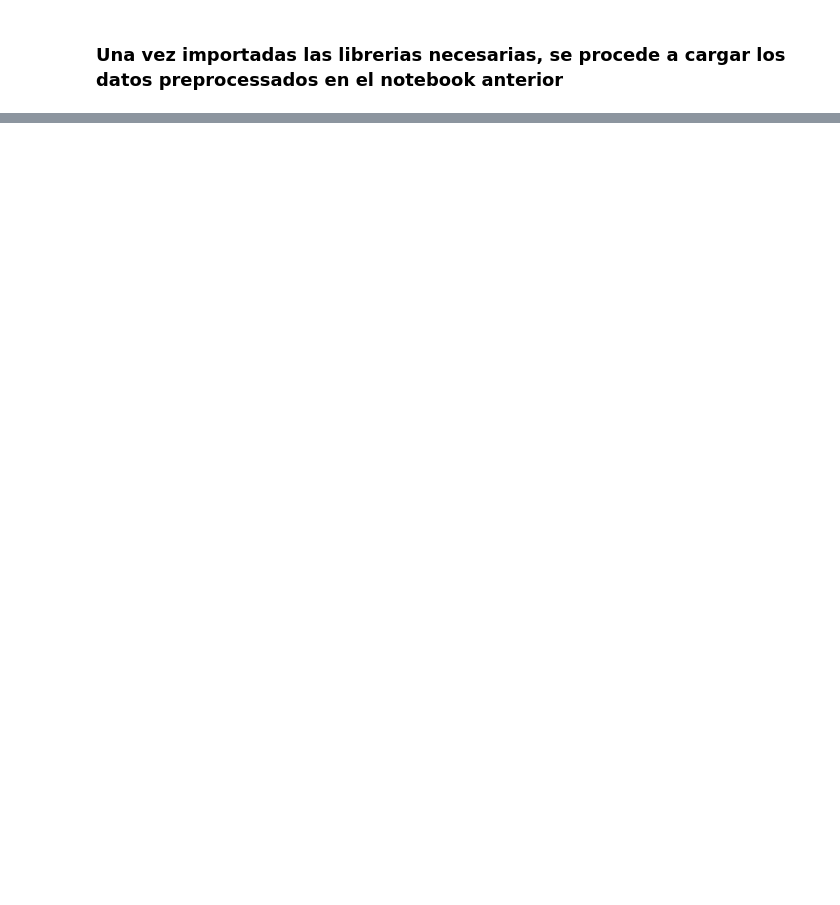
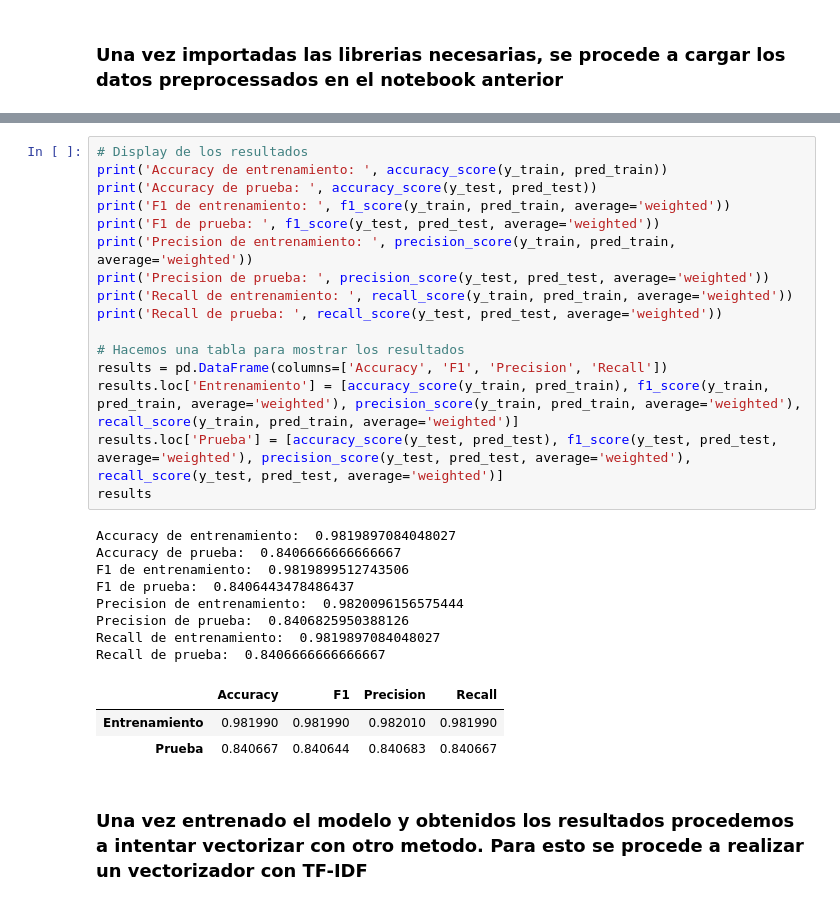
Before and after one commit to Zucaritas-BI/Proyecto-1, a Jupyter notebook: ModeloNeuralNetwork.ipynb, the cells around one changed output, grey strips where cells are left out. Drawn from its saved outputs; the diff is of its cells as text; blank space fills up the shorter version.

```diff
--- a/ModeloNeuralNetwork.ipynb
+++ b/ModeloNeuralNetwork.ipynb
@@ -50,0 +136,30 @@ df_peliculas.head()
+# %%
+# Display de los resultados
+print('Accuracy de entrenamiento: ', accuracy_score(y_train, pred_train))
+print('Accuracy de prueba: ', accuracy_score(y_test, pred_test))
+print('F1 de entrenamiento: ', f1_score(y_train, pred_train, average='weighted'))
+print('F1 de prueba: ', f1_score(y_test, pred_test, average='weighted'))
+print('Precision de entrenamiento: ', precision_score(y_train, pred_train, average='weighted'))
+print('Precision de prueba: ', precision_score(y_test, pred_test, average='weighted'))
+print('Recall de entrenamiento: ', recall_score(y_train, pred_train, average='weighted'))
+print('Recall de prueba: ', recall_score(y_test, pred_test, average='weighted'))
+
+# Hacemos una tabla para mostrar los resultados
+results = pd.DataFrame(columns=['Accuracy', 'F1', 'Precision', 'Recall'])
+results.loc['Entrenamiento'] = [accuracy_score(y_train, pred_train), f1_score(y_train, pred_train, average='weighted'), precision_score(y_train, pred_train, average='weighted'), recall_score(y_train, pred_train, average='weighted')]
+results.loc['Prueba'] = [accuracy_score(y_test, pred_test), f1_score(y_test, pred_test, average='weighted'), precision_score(y_test, pred_test, average='weighted'), recall_score(y_test, pred_test, average='weighted')]
+results
+# %% [output]
+Accuracy de entrenamiento:  0.9819897084048027
+Accuracy de prueba:  0.8406666666666667
+F1 de entrenamiento:  0.9819899512743506
+F1 de prueba:  0.8406443478486437
+Precision de entrenamiento:  0.9820096156575444
+Precision de prueba:  0.8406825950388126
+Recall de entrenamiento:  0.9819897084048027
+Recall de prueba:  0.8406666666666667
+|  | Accuracy | F1 | Precision | Recall |
+| Entrenamiento | 0.981990 | 0.981990 | 0.982010 | 0.981990 |
+| Prueba | 0.840667 | 0.840644 | 0.840683 | 0.840667 |
+# %% [markdown]
+### Una vez entrenado el modelo y obtenidos los resultados procedemos a intentar vectorizar con otro metodo. Para esto se procede a realizar un vectorizador con TF-IDF
```
Also changed, not shown: parts of 14 cells of this notebook.
